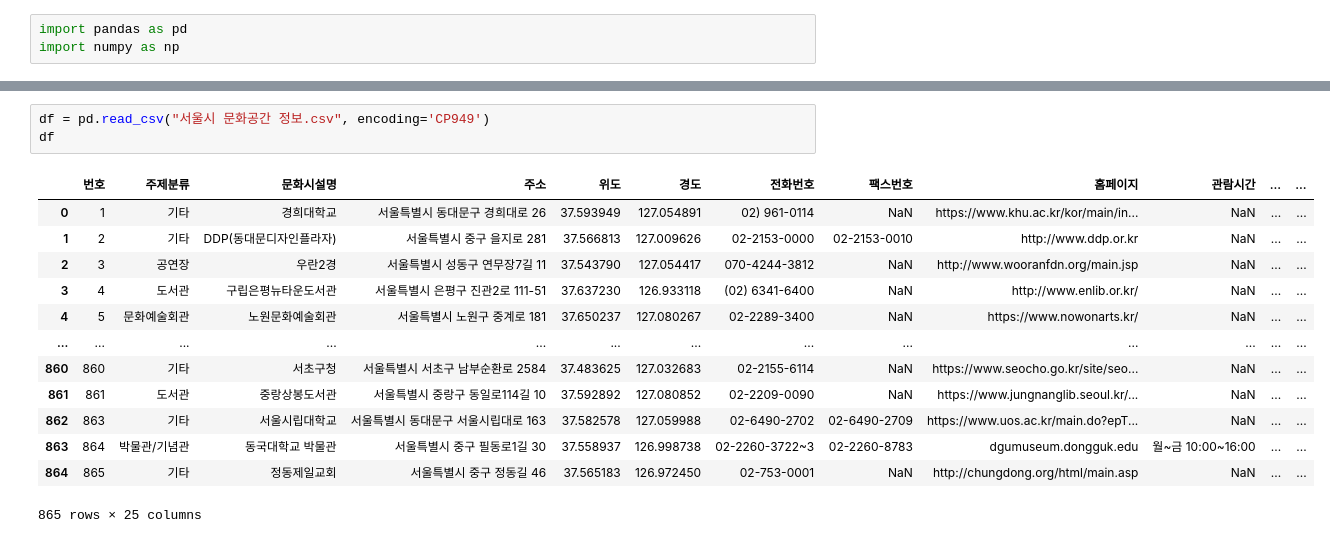
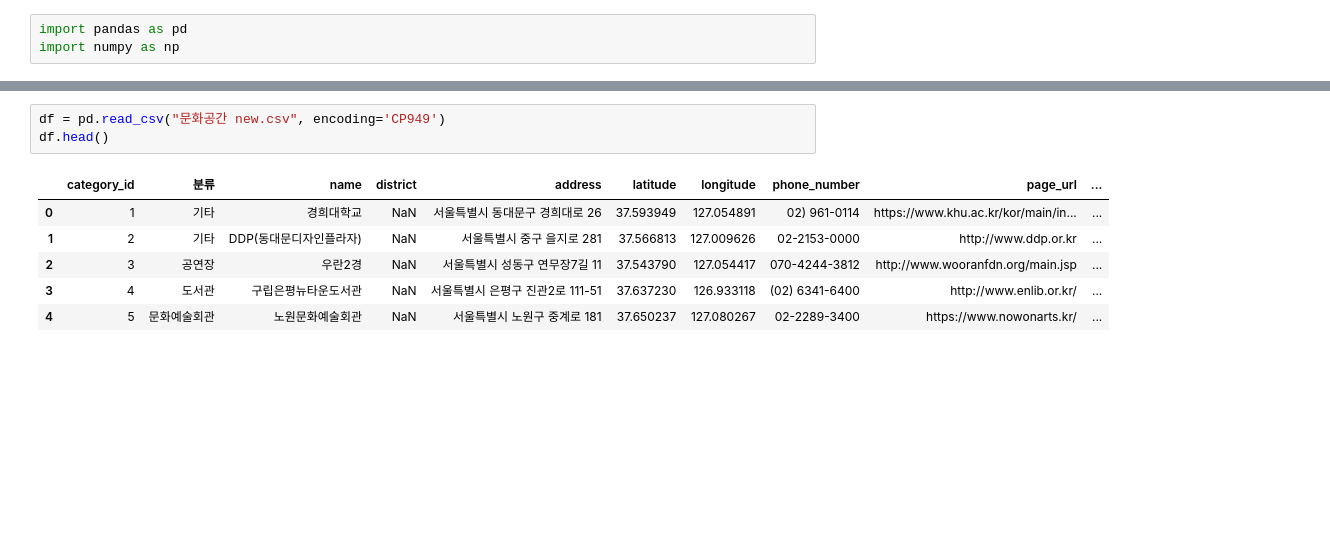
Before and after one commit to maryrichard1022/capstone2_data, a Jupyter notebook: 캡스톤2/data/서울시 문화공간 정제.ipynb, the cells around one changed output, grey strips where cells are left out. Saved outputs shown, nothing was run; the diff lists cells and outputs as text; blank space fills up the shorter version.

```diff
--- a/캡스톤2/data/서울시 문화공간 정제.ipynb
+++ b/캡스톤2/data/서울시 문화공간 정제.ipynb
@@ -13,17 +4,10 @@ Detected encoding: CP949
 # %%
-df = pd.read_csv("서울시 문화공간 정보.csv", encoding='CP949')
-df
+df = pd.read_csv("문화공간 new.csv", encoding='CP949')
+df.head()
 # %% [output]
-|  | 번호 | 주제분류 | 문화시설명 | 주소 | 위도 | 경도 | 전화번호 | 팩스번호 | 홈페이지 | 관람시간 | ... | ... |
-| 0 | 1 | 기타 | 경희대학교 | 서울특별시 동대문구 경희대로 26 | 37.593949 | 127.054891 | 02) 961-0114 | NaN | https://www.khu.ac.kr/kor/main/in... | NaN | ... | ... |
-| 1 | 2 | 기타 | DDP(동대문디자인플라자) | 서울특별시 중구 을지로 281 | 37.566813 | 127.009626 | 02-2153-0000 | 02-2153-0010 | http://www.ddp.or.kr | NaN | ... | ... |
-| 2 | 3 | 공연장 | 우란2경 | 서울특별시 성동구 연무장7길 11 | 37.543790 | 127.054417 | 070-4244-3812 | NaN | http://www.wooranfdn.org/main.jsp | NaN | ... | ... |
-| 3 | 4 | 도서관 | 구립은평뉴타운도서관 | 서울특별시 은평구 진관2로 111-51 | 37.637230 | 126.933118 | (02) 6341-6400 | NaN | http://www.enlib.or.kr/ | NaN | ... | ... |
-| 4 | 5 | 문화예술회관 | 노원문화예술회관 | 서울특별시 노원구 중계로 181 | 37.650237 | 127.080267 | 02-2289-3400 | NaN | https://www.nowonarts.kr/ | NaN | ... | ... |
-| ... | ... | ... | ... | ... | ... | ... | ... | ... | ... | ... | ... | ... |
-| 860 | 860 | 기타 | 서초구청 | 서울특별시 서초구 남부순환로 2584 | 37.483625 | 127.032683 | 02-2155-6114 | NaN | https://www.seocho.go.kr/site/seo... | NaN | ... | ... |
-| 861 | 861 | 도서관 | 중랑상봉도서관 | 서울특별시 중랑구 동일로114길 10 | 37.592892 | 127.080852 | 02-2209-0090 | NaN | https://www.jungnanglib.seoul.kr/... | NaN | ... | ... |
-| 862 | 863 | 기타 | 서울시립대학교 | 서울특별시 동대문구 서울시립대로 163 | 37.582578 | 127.059988 | 02-6490-2702 | 02-6490-2709 | https://www.uos.ac.kr/main.do?epT... | NaN | ... | ... |
-| 863 | 864 | 박물관/기념관 | 동국대학교 박물관 | 서울특별시 중구 필동로1길 30 | 37.558937 | 126.998738 | 02-2260-3722~3 | 02-2260-8783 | dgumuseum.dongguk.edu | 월~금 10:00~16:00 | ... | ... |
-| 864 | 865 | 기타 | 정동제일교회 | 서울특별시 중구 정동길 46 | 37.565183 | 126.972450 | 02-753-0001 | NaN | http://chungdong.org/html/main.asp | NaN | ... | ... |
+|  | category_id | 분류 | name | district | address | latitude | longitude | phone_number | page_url | ... |
+| 0 | 1 | 기타 | 경희대학교 | NaN | 서울특별시 동대문구 경희대로 26 | 37.593949 | 127.054891 | 02) 961-0114 | https://www.khu.ac.kr/kor/main/in... | ... |
+| 1 | 2 | 기타 | DDP(동대문디자인플라자) | NaN | 서울특별시 중구 을지로 281 | 37.566813 | 127.009626 | 02-2153-0000 | http://www.ddp.or.kr | ... |
+| 2 | 3 | 공연장 | 우란2경 | NaN | 서울특별시 성동구 연무장7길 11 | 37.543790 | 127.054417 | 070-4244-3812 | http://www.wooranfdn.org/main.jsp | ... |
+| 3 | 4 | 도서관 | 구립은평뉴타운도서관 | NaN | 서울특별시 은평구 진관2로 111-51 | 37.637230 | 126.933118 | (02) 6341-6400 | http://www.enlib.or.kr/ | ... |
+| 4 | 5 | 문화예술회관 | 노원문화예술회관 | NaN | 서울특별시 노원구 중계로 181 | 37.650237 | 127.080267 | 02-2289-3400 | https://www.nowonarts.kr/ | ... |
-865 rows × 25 columns
```
Also changed, not shown: parts of 13 cells of this notebook, 46 other files.
